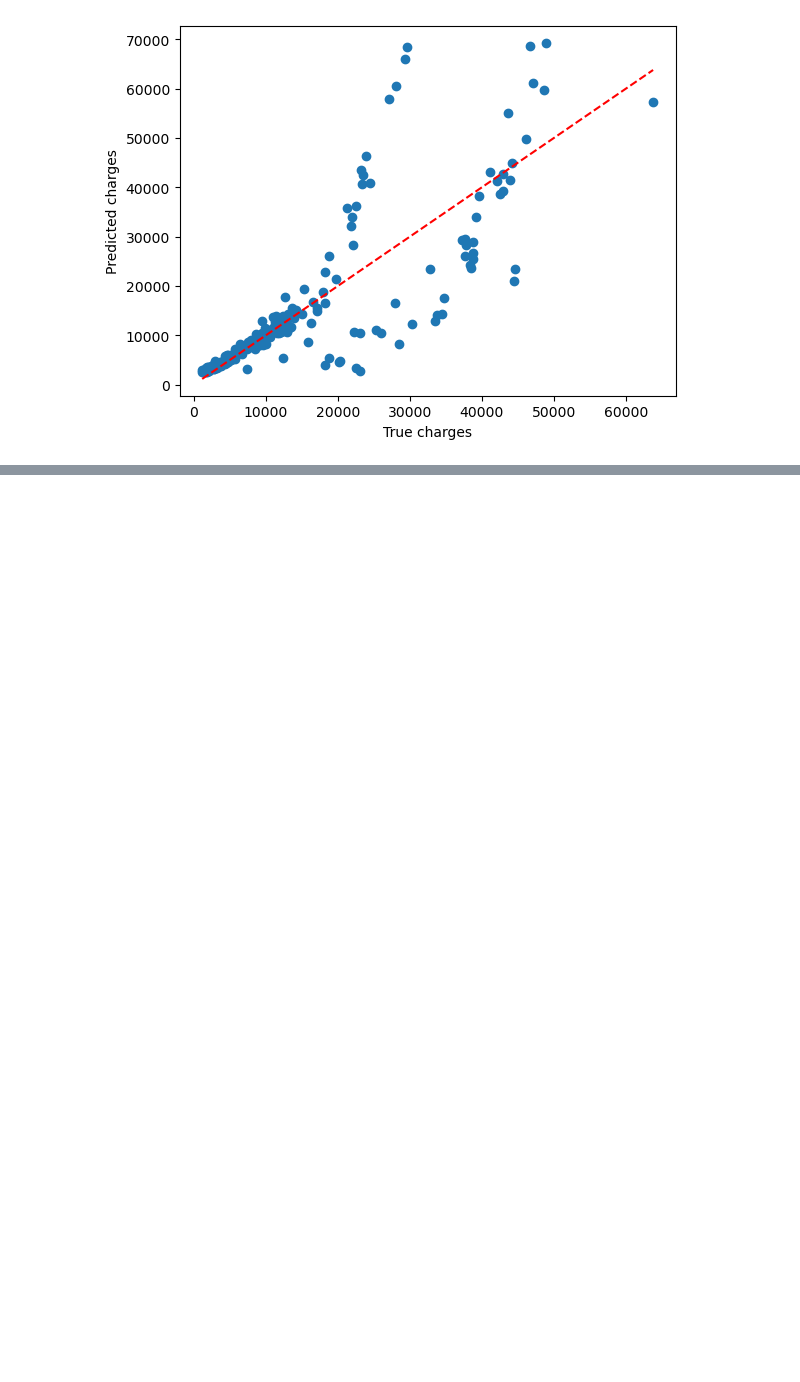
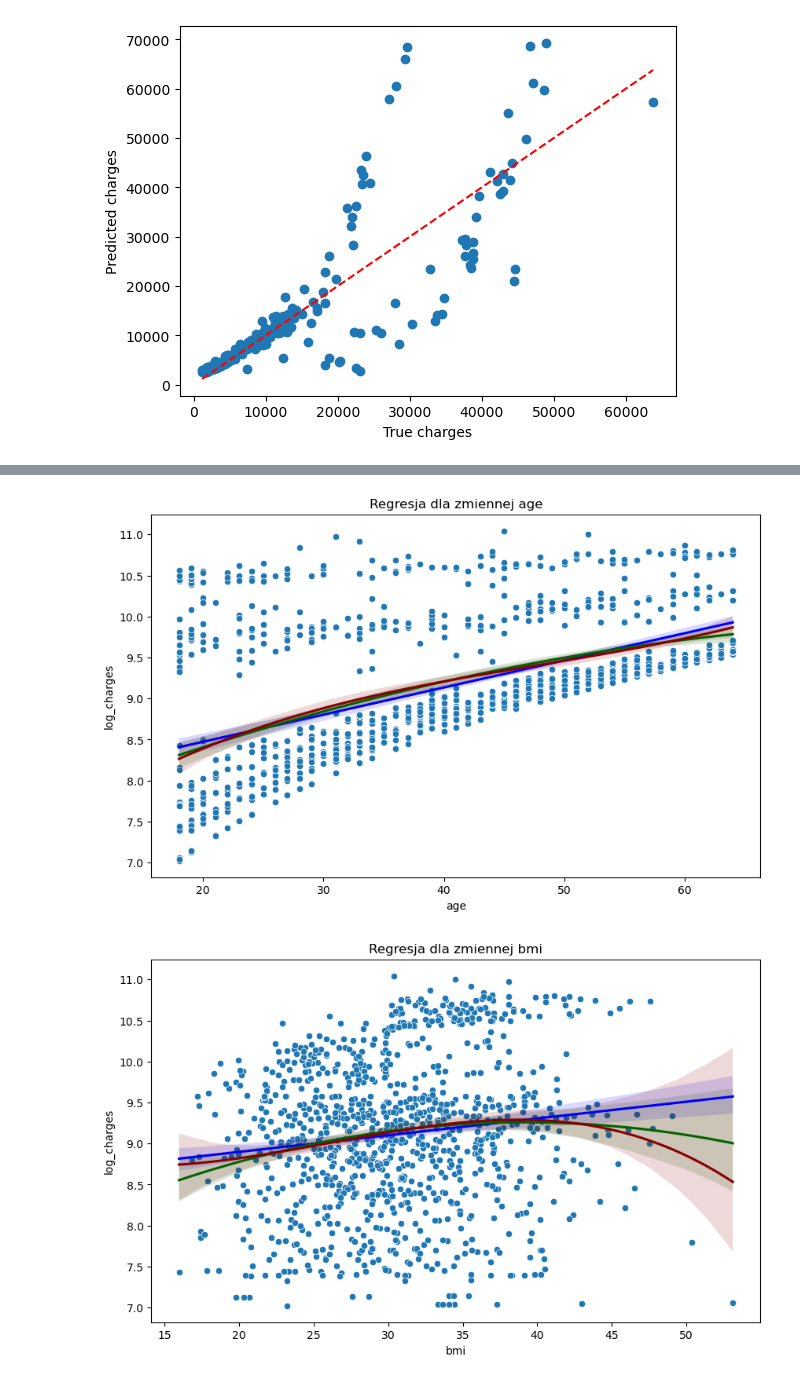
Before and after one commit to lukaszpochmara/linear-regression-statsmodels, a Jupyter notebook: insurance.ipynb, the cells around one changed output, grey strips where cells are left out. Drawn from its saved outputs; the diff is of its cells as text; code cells hidden in the pictures; blank space fills up the shorter version.

```diff
--- a/insurance.ipynb
+++ b/insurance.ipynb
@@ -233,0 +237,30 @@ Notes:
+# %%
+variables = [ 'age', 'bmi', 'children']
+target = 'log_charges'
+
+sample_data = pd.concat([x_train, y_train], axis=1)
+
+# przechodzimy przez każdą zmienną objaśniającą
+for var in variables:
+
+    plt.figure(figsize=(10, 6))
+
+    # wykres rozrzutu
+    sns.scatterplot(data=sample_data, x=var, y=target)
+
+    # regresja liniowa
+    sns.regplot(x=var, y=target, data=sample_data, scatter=False, color="blue", line_kws={'color': 'blue'})
+
+    # regresja kwadratowa (dodajemy zmienną kwadratową)
+    sns.regplot(x=var, y=target, data=sample_data, scatter=False, color="darkgreen",
+                line_kws={'color': 'darkgreen'}, order=2)
+
+    # regresja sześcienna (dodajemy zmienną sześcienną)
+    sns.regplot(x=var, y=target, data=sample_data, scatter=False, color="darkred",
+                line_kws={'color': 'darkred'}, order=3)
+
+    plt.title(f'Regresja dla zmiennej {var}')
+    plt.show()
+# %% [output]
+[figure, added]
+[figure, added]
```
Also changed, not shown: parts of 13 cells of this notebook, 14 other files.
